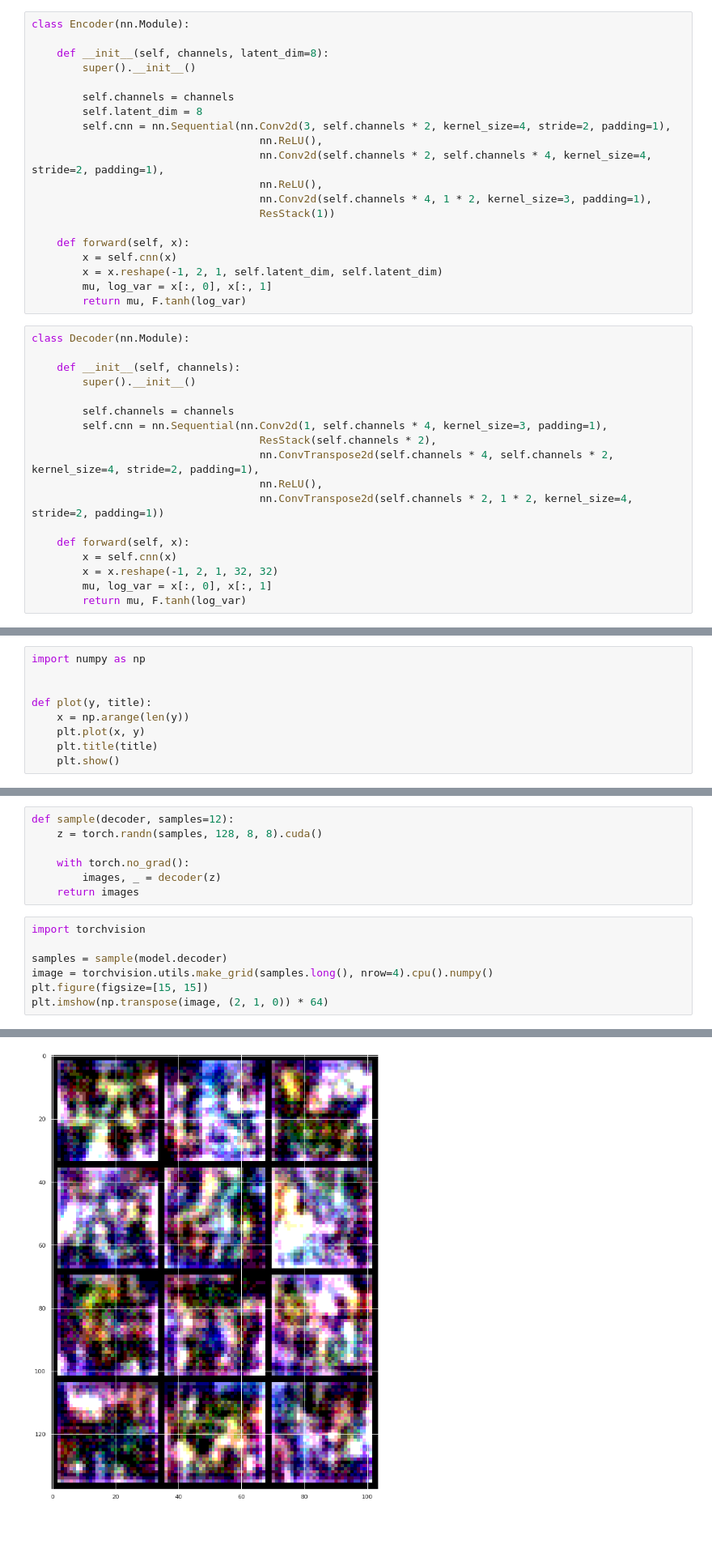
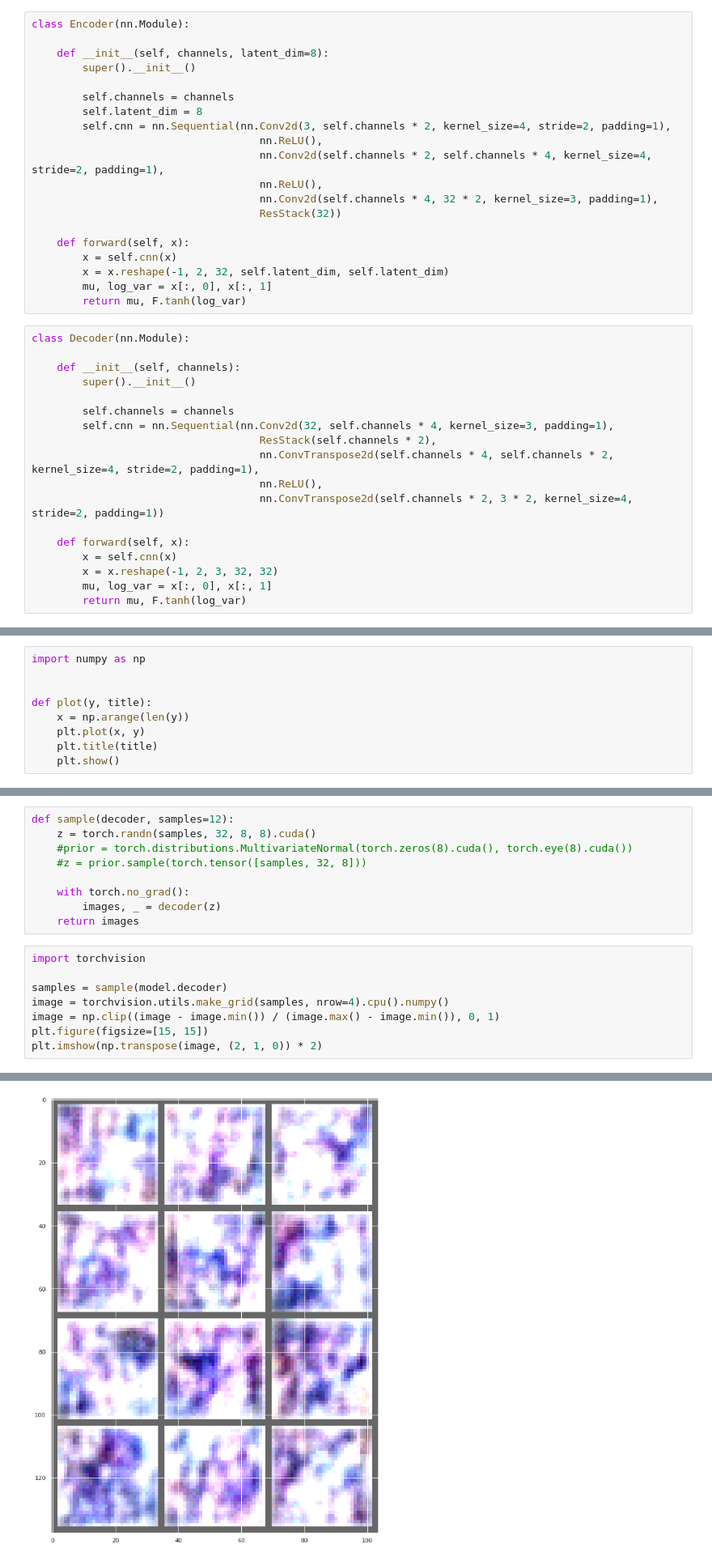
Before and after one commit to vladimirrim/DUL, a Jupyter notebook: Hw_4_2.ipynb, the cells around one changed output, grey strips where cells are left out. Shown at 81% size. Cells and saved outputs as stored; diff of their text form; blank space fills up the shorter version.

```diff
--- a/Hw_4_2.ipynb
+++ b/Hw_4_2.ipynb
@@ -66,12 +66,12 @@ class Encoder(nn.Module):
                                     nn.ReLU(),
                                     nn.Conv2d(self.channels * 2, self.channels * 4, kernel_size=4, stride=2, padding=1),
                                     nn.ReLU(),
-                                    nn.Conv2d(self.channels * 4, 1 * 2, kernel_size=3, padding=1),
-                                    ResStack(1))
+                                    nn.Conv2d(self.channels * 4, 32 * 2, kernel_size=3, padding=1),
+                                    ResStack(32))
 
     def forward(self, x):
         x = self.cnn(x)
-        x = x.reshape(-1, 2, 1, self.latent_dim, self.latent_dim)
+        x = x.reshape(-1, 2, 32, self.latent_dim, self.latent_dim)
         mu, log_var = x[:, 0], x[:, 1]
         return mu, F.tanh(log_var)
 # %%
@@ -81,15 +81,15 @@ class Decoder(nn.Module):
         super().__init__()
 
         self.channels = channels
-        self.cnn = nn.Sequential(nn.Conv2d(1, self.channels * 4, kernel_size=3, padding=1),
+        self.cnn = nn.Sequential(nn.Conv2d(32, self.channels * 4, kernel_size=3, padding=1),
                                     ResStack(self.channels * 2),
                                     nn.ConvTranspose2d(self.channels * 4, self.channels * 2, kernel_size=4, stride=2, padding=1),
                                     nn.ReLU(),
-                                    nn.ConvTranspose2d(self.channels * 2, 1 * 2, kernel_size=4, stride=2, padding=1))
+                                    nn.ConvTranspose2d(self.channels * 2, 3 * 2, kernel_size=4, stride=2, padding=1))
 
     def forward(self, x):
         x = self.cnn(x)
-        x = x.reshape(-1, 2, 1, 32, 32)
+        x = x.reshape(-1, 2, 3, 32, 32)
         mu, log_var = x[:, 0], x[:, 1]
         return mu, F.tanh(log_var)
 # %%
@@ -200,6 +201,8 @@ plot(val_log_dec, 'DECODER')
 # %%
 def sample(decoder, samples=12):
-    z = torch.randn(samples, 128, 8, 8).cuda()
+    z = torch.randn(samples, 32, 8, 8).cuda()
+    #prior = torch.distributions.MultivariateNormal(torch.zeros(8).cuda(), torch.eye(8).cuda())
+    #z = prior.sample(torch.tensor([samples, 32, 8]))
 
     with torch.no_grad():
         images, _ = decoder(z)
@@ -207,14 +210,15 @@ def sample(decoder, samples=12):
 # %%
 import torchvision
 
 samples = sample(model.decoder)
-image = torchvision.utils.make_grid(samples.long(), nrow=4).cpu().numpy()
+image = torchvision.utils.make_grid(samples, nrow=4).cpu().numpy()
+image = np.clip((image - image.min()) / (image.max() - image.min()), 0, 1)
 plt.figure(figsize=[15, 15])
-plt.imshow(np.transpose(image, (2, 1, 0)) * 64)
+plt.imshow(np.transpose(image, (2, 1, 0)) * 2)
 # %% [output]
 Clipping input data to the valid range for imshow with RGB data ([0..1] for floats or [0..255] for integers).
 <matplotlib.image.AxesImage at 0x...>
-[figure, old version]
+[figure, new version]
 # %%
 X_test = mnist["test"]
 # %%
```
Also changed, not shown: parts of 11 cells of this notebook.
